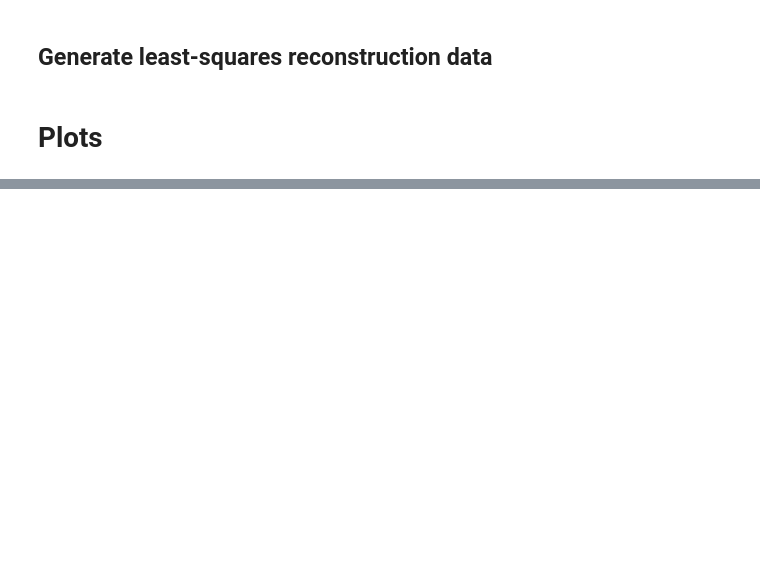
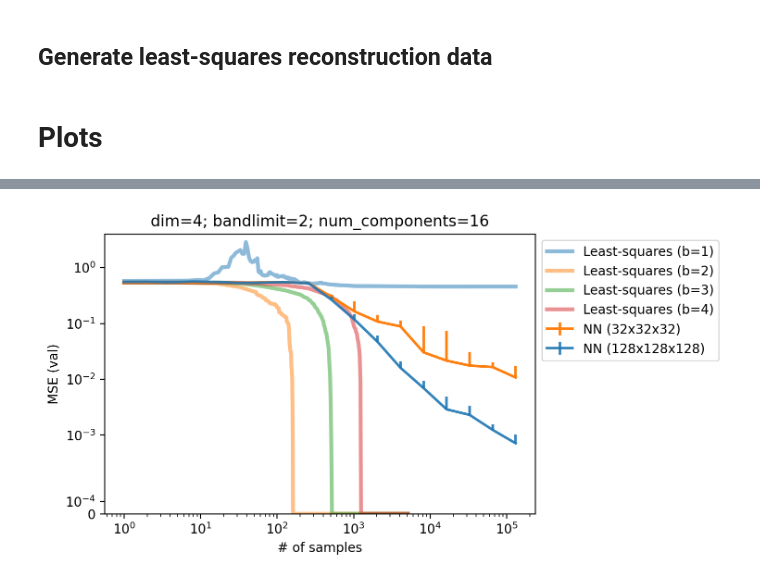
Before and after one commit to ed1d1a8d/scaling, a Jupyter notebook: notebooks/harmonic-plots.ipynb, the cells around one changed output, grey strips where cells are left out. Saved outputs shown, nothing was run; the diff lists cells and outputs as text; code cells hidden in the pictures; blank space fills up the shorter version.

```diff
--- a/notebooks/harmonic-plots.ipynb
+++ b/notebooks/harmonic-plots.ipynb
@@ -273,0 +366,38 @@ plt.legend(loc="upper left", bbox_to_anchor=(1, 1));
+# %%
+plt.figure(dpi=200, figsize=(6, 4))
+
+plot_errorbar(
+    xs=RUNS["b2c16n032"].ns,
+    ys=RUNS["b2c16n032"].val_mses,
+    lo_q=0, mid_q=0, hi_q=1,
+    alpha=1, zorder=8, linewidth=2, color="tab:orange",
+    label="NN (32x32x32)",
+)
+plot_errorbar(
+    xs=RUNS["b2c16n128"].ns,
+    ys=RUNS["b2c16n128"].val_mses,
+    lo_q=0, mid_q=0, hi_q=1,
+    alpha=0.9, zorder=9, linewidth=2, color="tab:blue",
+    label="NN (128x128x128)",
+)
+#plot_errorbar(
+#    xs=RUNS["b2c16n064"].ns,
+#    ys=RUNS["b2c16n064"].val_mses,
+#    lo_q=0, mid_q=0, hi_q=1,
+#    alpha=0.8, zorder=10, label="NN (64x64x64)"
+#)
+
+plt.plot(LS_DATA["b2c16-b1"].ns, LS_DATA["b2c16-b1"].val_mses.min(axis=-1), label="Least-squares (b=1)", alpha=0.5, linewidth=3)
+plt.plot(LS_DATA["b2c16-b2"].ns, LS_DATA["b2c16-b2"].val_mses.min(axis=-1), label="Least-squares (b=2)", alpha=0.5, linewidth=3)
+plt.plot(LS_DATA["b2c16-b3"].ns, LS_DATA["b2c16-b3"].val_mses.min(axis=-1), label="Least-squares (b=3)", alpha=0.5, linewidth=3)
+plt.plot(LS_DATA["b2c16-b4"].ns, LS_DATA["b2c16-b4"].val_mses.min(axis=-1), label="Least-squares (b=4)", alpha=0.5, linewidth=3)
+
+plt.xscale("log");
+plt.yscale('symlog', linthresh=5e-4); plt.ylim(0, 4)
+
+plt.title("dim=4; bandlimit=2; num_components=16")
+plt.xlabel("# of samples")
+plt.ylabel("MSE (val)")
+plt.legend(loc="upper left", bbox_to_anchor=(1, 1));
+# %% [output]
+[figure, added]
```
Also changed, not shown: parts of 14 cells of this notebook.
